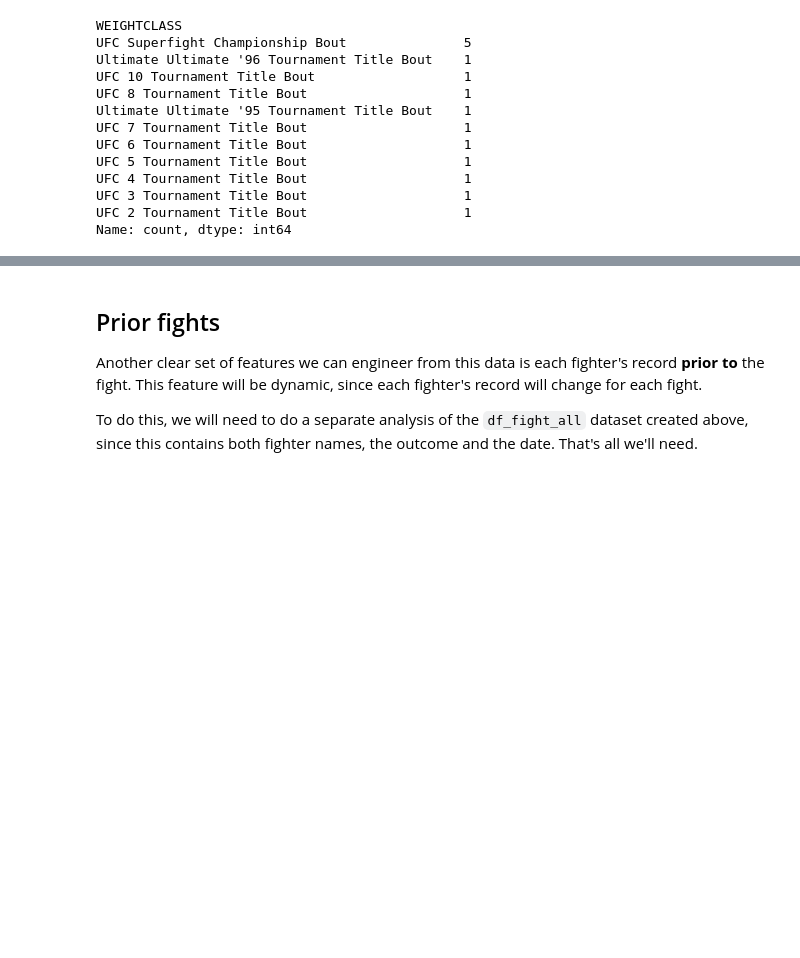
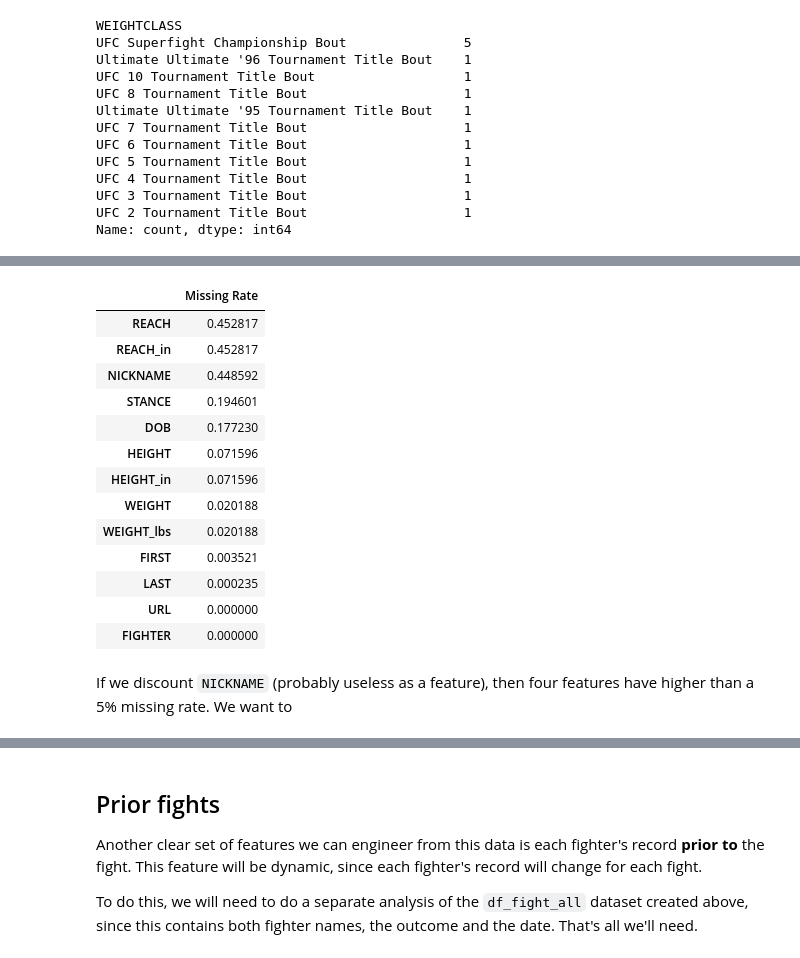
Before and after one commit to jawneller/ufc_analysis, a Jupyter notebook: clean_feature_engineer.ipynb, the cells around one changed output, grey strips where cells are left out. Saved outputs shown, nothing was run; the diff lists cells and outputs as text; code cells hidden in the pictures; blank space fills up the shorter version.

```diff
--- a/clean_feature_engineer.ipynb
+++ b/clean_feature_engineer.ipynb
@@ -316,0 +273,20 @@ Name: count, dtype: int64
+# %%
+# df of missing rates
+df_fighter.isna().mean().sort_values(ascending=False).rename('Missing Rate').to_frame()
+# %% [output]
+|  | Missing Rate |
+| REACH | 0.452817 |
+| REACH_in | 0.452817 |
+| NICKNAME | 0.448592 |
+| STANCE | 0.194601 |
+| DOB | 0.177230 |
+| HEIGHT | 0.071596 |
+| HEIGHT_in | 0.071596 |
+| WEIGHT | 0.020188 |
+| WEIGHT_lbs | 0.020188 |
+| FIRST | 0.003521 |
+| LAST | 0.000235 |
+| URL | 0.000000 |
+| FIGHTER | 0.000000 |
+# %% [markdown]
+If we discount `NICKNAME` (probably useless as a feature), then four features have higher than a 5% missing rate. We want to
```
Also changed, not shown: parts of 41 cells of this notebook.
